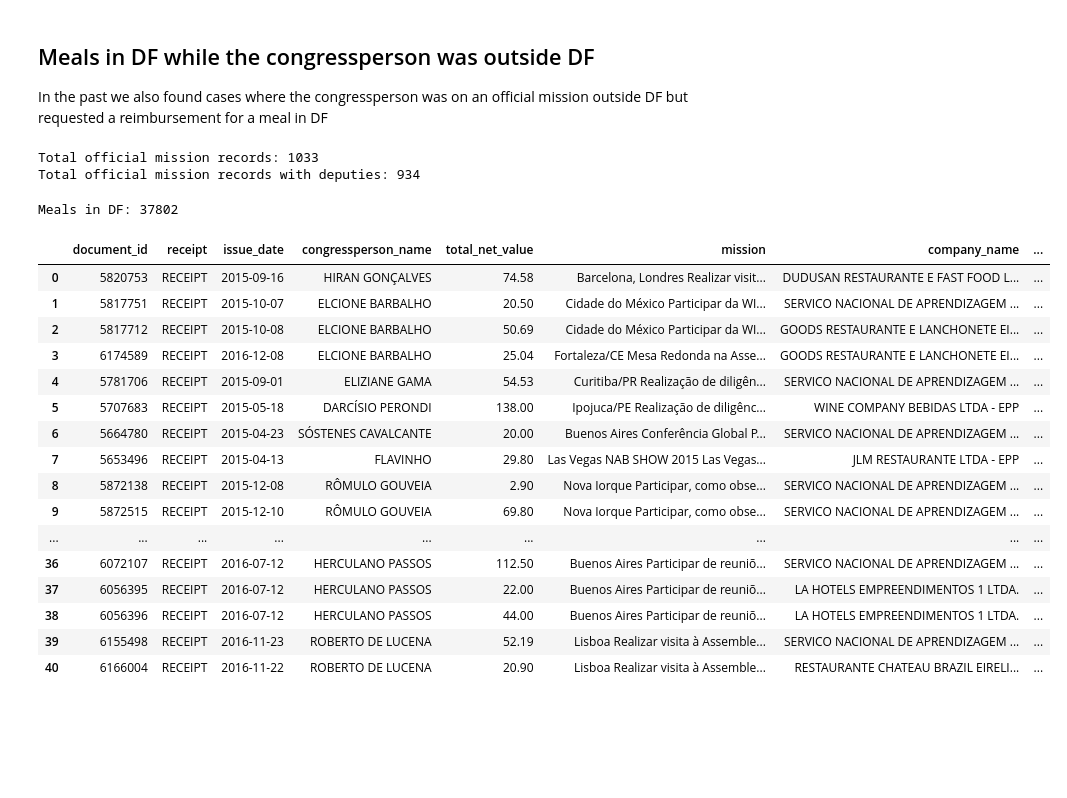
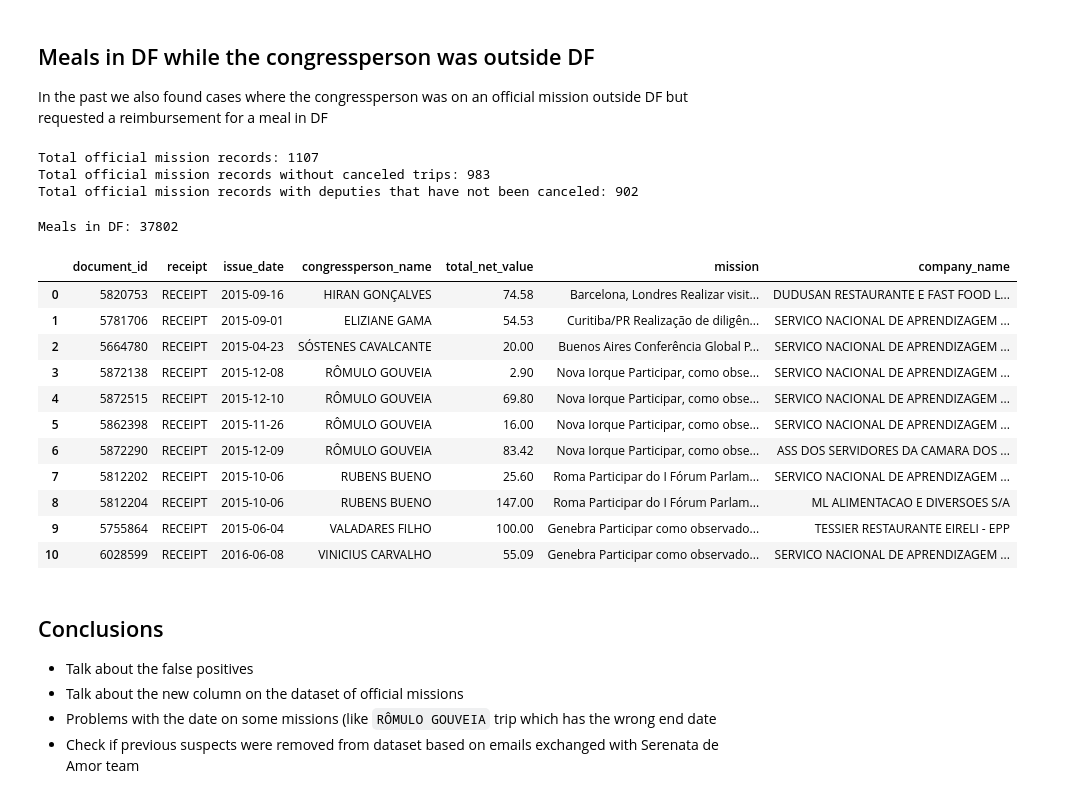
Before and after one commit to okfn-brasil/serenata-de-amor, a Jupyter notebook: develop/2017-05-29-fgrehm-analysis-on-meals-based-on-presence-information.ipynb, the cells around one changed output. Drawn from its saved outputs; the diff is of its cells as text; code cells hidden in the pictures; blank space fills up the shorter version.

Commit message:
Lots of improvements to the analysis on meals based on presence information

```diff
--- a/develop/2017-05-29-fgrehm-analysis-on-meals-based-on-presence-information.ipynb
+++ b/develop/2017-05-29-fgrehm-analysis-on-meals-based-on-presence-information.ipynb
@@ -96,16 +96,16 @@ print("Meals with OCR:", len(meals_with_ts))
 Meals with OCR: 55615
 # %%
 def extract_timestamps(text):
-    return re.findall('[0-9][0-9]:[0-9][0-9]:[0-9][0-9]', str(text))
-meals_with_ts['timestamps'] = meals_with_ts.text.apply(extract_timestamps)
+    return re.findall('[0-2][0-9]:[0-5][0-9]:[0-5][0-9]', str(text))
+meals_with_ocr['timestamps'] = meals_with_ocr.text.apply(extract_timestamps)
 
 def parse_timestamps(ts):
     try:
         return time.strptime(ts, "%H:%M:%S")
     except:
         return None
-meals_with_ts['timestamps'] = meals_with_ts.timestamps.apply(lambda ts: list(map(parse_timestamps, ts)))
-meals_with_ts = meals_with_ts[meals_with_ts.apply(lambda r: len(r.timestamps) > 0, axis=1)]
+meals_with_ocr['timestamps'] = meals_with_ocr.timestamps.apply(lambda ts: list(map(parse_timestamps, ts)))
+meals_with_ts = meals_with_ocr[meals_with_ocr.apply(lambda r: len(r.timestamps) > 0, axis=1)]
 
 meals = pd.merge(
     left=meals,
@@ -113,5 +113,5 @@ meals = pd.merge(
     how='left',
     on='document_id'
 )
-print("Meals with timestamps:", len(meals[~meals.timestamps.isnull()]))
+print("Meals with timestamps:", len(meals[meals.timestamps.notnull()]))
 # %% [output]
@@ -130,7 +155,8 @@ meals = meals[[
     'total_net_value',
     'company_name',
     'company_state',
-    'timestamps'
+    'timestamps',
+    'receipt_dates'
 ]]
 # %% [markdown]
 ## Meals outside DF while the congressperson was present in a session
@@ -402,22 +487,26 @@ report(suspects2.head(20), [
 
 In the past we also found cases where the congressperson was on an official mission outside DF but requested a reimbursement for a meal in DF
 # %%
-missions = pd.read_csv('../data/2017-04-19-official-missions.xz', low_memory=False)
+missions = pd.read_csv('../data/2017-06-05-official-missions.xz', dtype={'report_details_link': np.str}, low_memory=False)
+print("Total official mission records:", len(missions))
+
+missions = missions.query('canceled == "No"')
+print("Total official mission records without canceled trips:", len(missions))
+
 missions.participant = missions.participant.apply(lambda x: x.upper())
 missions.start = pd.to_datetime(missions.start, format="%Y-%m-%d").dt.date
 missions.end = pd.to_datetime(missions.end, format="%Y-%m-%d").dt.date
-
-print("Total official mission records:", len(missions))
 
 missions = missions.merge(
     deputies,
     left_on=['participant'],
     right_on=['congressperson_name']
 )
-print("Total official mission records with deputies:", len(missions))
+print("Total official mission records with deputies that have not been canceled:", len(missions))
 # %% [output]
-Total official mission records: 1033
-Total official mission records with deputies: 934
+Total official mission records: 1107
+Total official mission records without canceled trips: 983
+Total official mission records with deputies that have not been canceled: 902
 # %%
 meals_in_df = meals.query('company_state == "DF"')
 print("Meals in DF:", len(meals_in_df))
@@ -433,6 +522,9 @@ for idx, mission in missions.iterrows():
     ]
     if (len(meals_while_in_mission) == 0):
         continue
+    destination = mission.destination
+    if type(mission.report_details_link) is str:
+        destination = '<a href="{}">{}</a>'.format(mission.report_details_link, destination)
     for _, m in meals_while_in_mission.iterrows():
         suspects3.append([
             m.document_id,
@@ -443,8 +535,8 @@ for idx, mission in missions.iterrows():
             m.total_net_value,
             m.company_state,
             m.company_name,
-            "{}<br>{}<br><i>From '{}' to '{}'</i>".format(
-                mission.destination,
+            '<p style="text-align: left">{}<br>{}<br><i>From {} to {}</i></p>'.format(
+                destination,
                 mission.subject,
                 mission.start,
                 mission.end
@@ -465,29 +557,30 @@ suspects3 = pd.DataFrame(suspects3, columns=[
 # %%
 report(suspects3, [
     'document_id',
     'receipt',
     'issue_date',
     'congressperson_name',
     'total_net_value',
     'mission',
-    'company_name',
-    'company_state'
+    'company_name'
 ])
 # %% [output]
-|  | document_id | receipt | issue_date | congressperson_name | total_net_value | mission | company_name | ... |
-| 0 | 5820753 | RECEIPT | 2015-09-16 | HIRAN GONÇALVES | 74.58 | Barcelona, Londres Realizar visit... | DUDUSAN RESTAURANTE E FAST FOOD L... | ... |
-| 1 | 5817751 | RECEIPT | 2015-10-07 | ELCIONE BARBALHO | 20.50 | Cidade do México Participar da WI... | SERVICO NACIONAL DE APRENDIZAGEM ... | ... |
-| 2 | 5817712 | RECEIPT | 2015-10-08 | ELCIONE BARBALHO | 50.69 | Cidade do México Participar da WI... | GOODS RESTAURANTE E LANCHONETE EI... | ... |
-| 3 | 6174589 | RECEIPT | 2016-12-08 | ELCIONE BARBALHO | 25.04 | Fortaleza/CE Mesa Redonda na Asse... | GOODS RESTAURANTE E LANCHONETE EI... | ... |
-| 4 | 5781706 | RECEIPT | 2015-09-01 | ELIZIANE GAMA | 54.53 | Curitiba/PR Realização de diligên... | SERVICO NACIONAL DE APRENDIZAGEM ... | ... |
-| 5 | 5707683 | RECEIPT | 2015-05-18 | DARCÍSIO PERONDI | 138.00 | Ipojuca/PE Realização de diligênc... | WINE COMPANY BEBIDAS LTDA - EPP | ... |
-| 6 | 5664780 | RECEIPT | 2015-04-23 | SÓSTENES CAVALCANTE | 20.00 | Buenos Aires Conferência Global P... | SERVICO NACIONAL DE APRENDIZAGEM ... | ... |
-| 7 | 5653496 | RECEIPT | 2015-04-13 | FLAVINHO | 29.80 | Las Vegas NAB SHOW 2015 Las Vegas... | JLM RESTAURANTE LTDA - EPP | ... |
-| 8 | 5872138 | RECEIPT | 2015-12-08 | RÔMULO GOUVEIA | 2.90 | Nova Iorque Participar, como obse... | SERVICO NACIONAL DE APRENDIZAGEM ... | ... |
-| 9 | 5872515 | RECEIPT | 2015-12-10 | RÔMULO GOUVEIA | 69.80 | Nova Iorque Participar, como obse... | SERVICO NACIONAL DE APRENDIZAGEM ... | ... |
-| ... | ... | ... | ... | ... | ... | ... | ... | ... |
-| 36 | 6072107 | RECEIPT | 2016-07-12 | HERCULANO PASSOS | 112.50 | Buenos Aires Participar de reuniõ... | SERVICO NACIONAL DE APRENDIZAGEM ... | ... |
-| 37 | 6056395 | RECEIPT | 2016-07-12 | HERCULANO PASSOS | 22.00 | Buenos Aires Participar de reuniõ... | LA HOTELS EMPREENDIMENTOS 1 LTDA. | ... |
-| 38 | 6056396 | RECEIPT | 2016-07-12 | HERCULANO PASSOS | 44.00 | Buenos Aires Participar de reuniõ... | LA HOTELS EMPREENDIMENTOS 1 LTDA. | ... |
-| 39 | 6155498 | RECEIPT | 2016-11-23 | ROBERTO DE LUCENA | 52.19 | Lisboa Realizar visita à Assemble... | SERVICO NACIONAL DE APRENDIZAGEM ... | ... |
-| 40 | 6166004 | RECEIPT | 2016-11-22 | ROBERTO DE LUCENA | 20.90 | Lisboa Realizar visita à Assemble... | RESTAURANTE CHATEAU BRAZIL EIRELI... | ... |
+|  | document_id | receipt | issue_date | congressperson_name | total_net_value | mission | company_name |
+| 0 | 5820753 | RECEIPT | 2015-09-16 | HIRAN GONÇALVES | 74.58 | Barcelona, Londres Realizar visit... | DUDUSAN RESTAURANTE E FAST FOOD L... |
+| 1 | 5781706 | RECEIPT | 2015-09-01 | ELIZIANE GAMA | 54.53 | Curitiba/PR Realização de diligên... | SERVICO NACIONAL DE APRENDIZAGEM ... |
+| 2 | 5664780 | RECEIPT | 2015-04-23 | SÓSTENES CAVALCANTE | 20.00 | Buenos Aires Conferência Global P... | SERVICO NACIONAL DE APRENDIZAGEM ... |
+| 3 | 5872138 | RECEIPT | 2015-12-08 | RÔMULO GOUVEIA | 2.90 | Nova Iorque Participar, como obse... | SERVICO NACIONAL DE APRENDIZAGEM ... |
+| 4 | 5872515 | RECEIPT | 2015-12-10 | RÔMULO GOUVEIA | 69.80 | Nova Iorque Participar, como obse... | SERVICO NACIONAL DE APRENDIZAGEM ... |
+| 5 | 5862398 | RECEIPT | 2015-11-26 | RÔMULO GOUVEIA | 16.00 | Nova Iorque Participar, como obse... | SERVICO NACIONAL DE APRENDIZAGEM ... |
+| 6 | 5872290 | RECEIPT | 2015-12-09 | RÔMULO GOUVEIA | 83.42 | Nova Iorque Participar, como obse... | ASS DOS SERVIDORES DA CAMARA DOS ... |
+| 7 | 5812202 | RECEIPT | 2015-10-06 | RUBENS BUENO | 25.60 | Roma Participar do I Fórum Parlam... | SERVICO NACIONAL DE APRENDIZAGEM ... |
+| 8 | 5812204 | RECEIPT | 2015-10-06 | RUBENS BUENO | 147.00 | Roma Participar do I Fórum Parlam... | ML ALIMENTACAO E DIVERSOES S/A |
+| 9 | 5755864 | RECEIPT | 2015-06-04 | VALADARES FILHO | 100.00 | Genebra Participar como observado... | TESSIER RESTAURANTE EIRELI - EPP |
+| 10 | 6028599 | RECEIPT | 2016-06-08 | VINICIUS CARVALHO | 55.09 | Genebra Participar como observado... | SERVICO NACIONAL DE APRENDIZAGEM ... |
+# %% [markdown]
+## Conclusions
+
+- Talk about the false positives
+- Talk about the new column on the dataset of official missions
+- Problems with the date on some missions (like `RÔMULO GOUVEIA` trip which has the wrong end date
+- Check if previous suspects were removed from dataset based on emails exchanged with Serenata de Amor team
```
Also changed, not shown: parts of 10 cells of this notebook, 2 other files.
